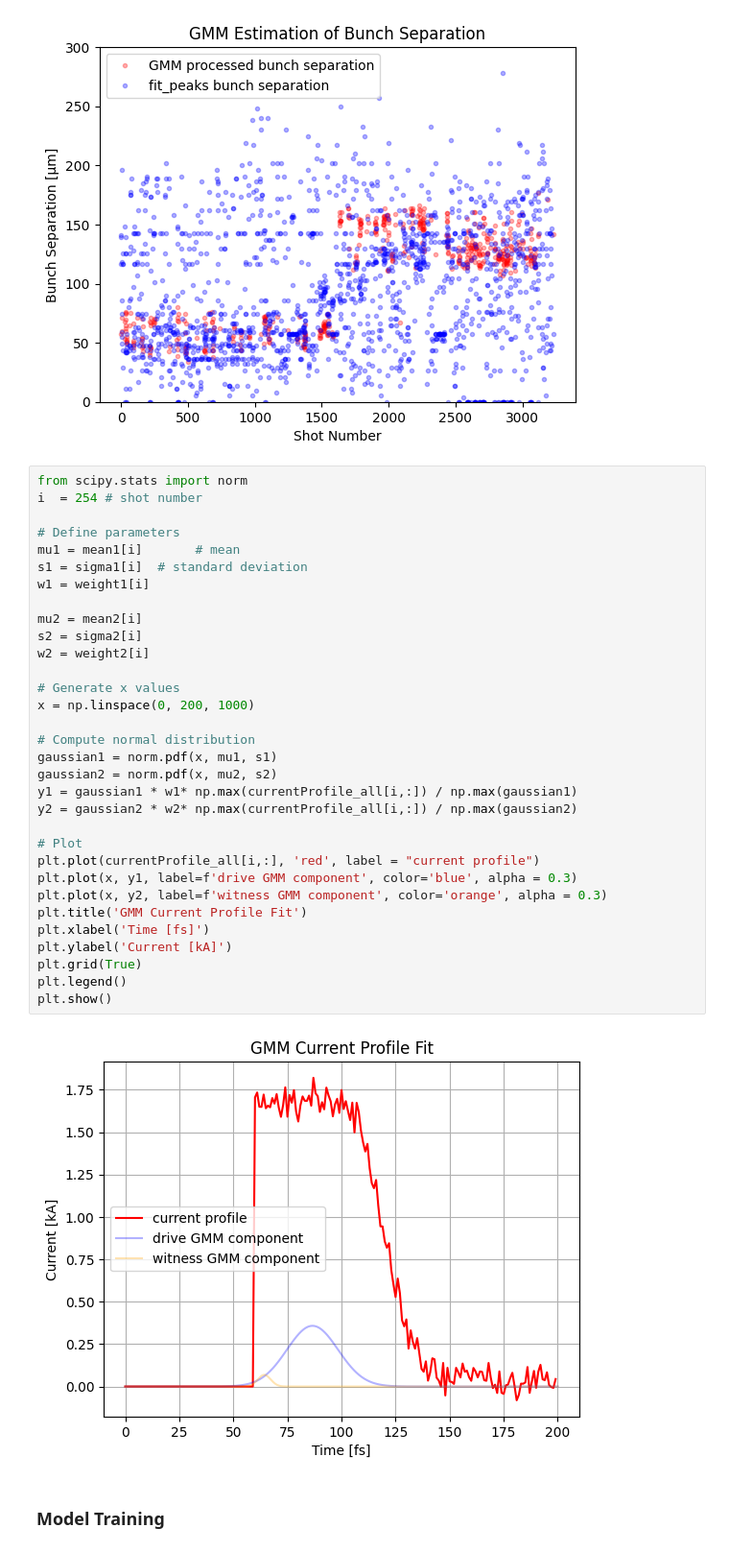
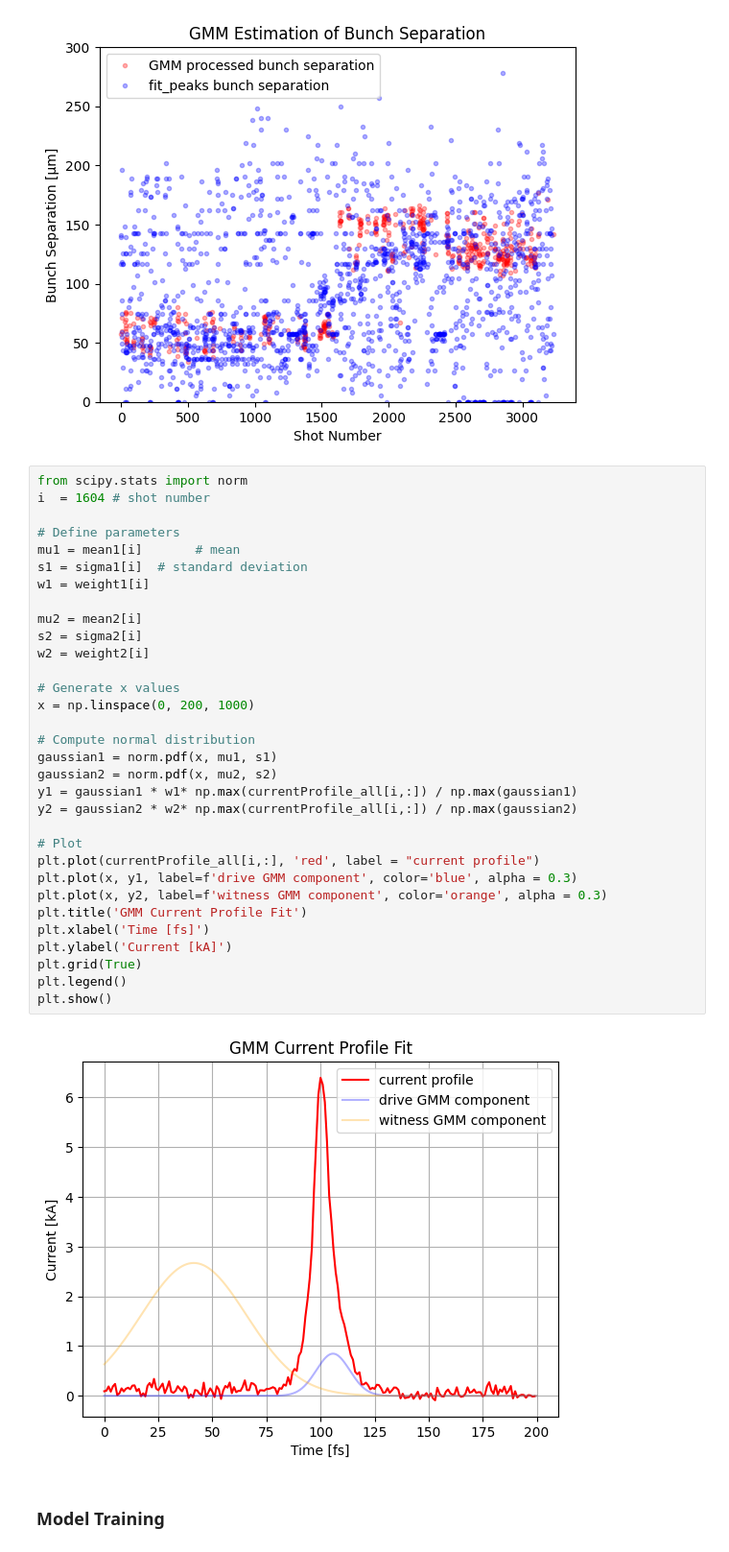
Before and after one commit to truewis/FACET-II-ML-diag, a Jupyter notebook: notebooks/workflow_walkthroughs/bunch_sep_model.ipynb, the cells around one changed output. Shown at 96% size. Saved outputs shown, nothing was run; the diff lists cells and outputs as text.

```diff
--- a/notebooks/workflow_walkthroughs/bunch_sep_model.ipynb
+++ b/notebooks/workflow_walkthroughs/bunch_sep_model.ipynb
@@ -395,38 +395,38 @@ plt.show()
 [figure]
 # %%
 from scipy.stats import norm
-i  = 254 # shot number
+i  = 1604 # shot number
 
 # Define parameters
 mu1 = mean1[i]       # mean
 s1 = sigma1[i]  # standard deviation
 w1 = weight1[i]
 
 mu2 = mean2[i]
 s2 = sigma2[i]
 w2 = weight2[i]
 
 # Generate x values
 x = np.linspace(0, 200, 1000)
 
 # Compute normal distribution
 gaussian1 = norm.pdf(x, mu1, s1)
 gaussian2 = norm.pdf(x, mu2, s2)
 y1 = gaussian1 * w1* np.max(currentProfile_all[i,:]) / np.max(gaussian1)
 y2 = gaussian2 * w2* np.max(currentProfile_all[i,:]) / np.max(gaussian2)
 
 # Plot
 plt.plot(currentProfile_all[i,:], 'red', label = "current profile")
 plt.plot(x, y1, label=f'drive GMM component', color='blue', alpha = 0.3)
 plt.plot(x, y2, label=f'witness GMM component', color='orange', alpha = 0.3)
 plt.title('GMM Current Profile Fit')
 plt.xlabel('Time [fs]')
 plt.ylabel('Current [kA]')
 plt.grid(True)
 plt.legend()
 plt.show()
 # %% [output]
-[figure, old version]
+[figure, new version]
 # %% [markdown]
 ### Model Training
 # %%
```
Also changed, not shown: parts of 7 cells of this notebook, 12 other files.
